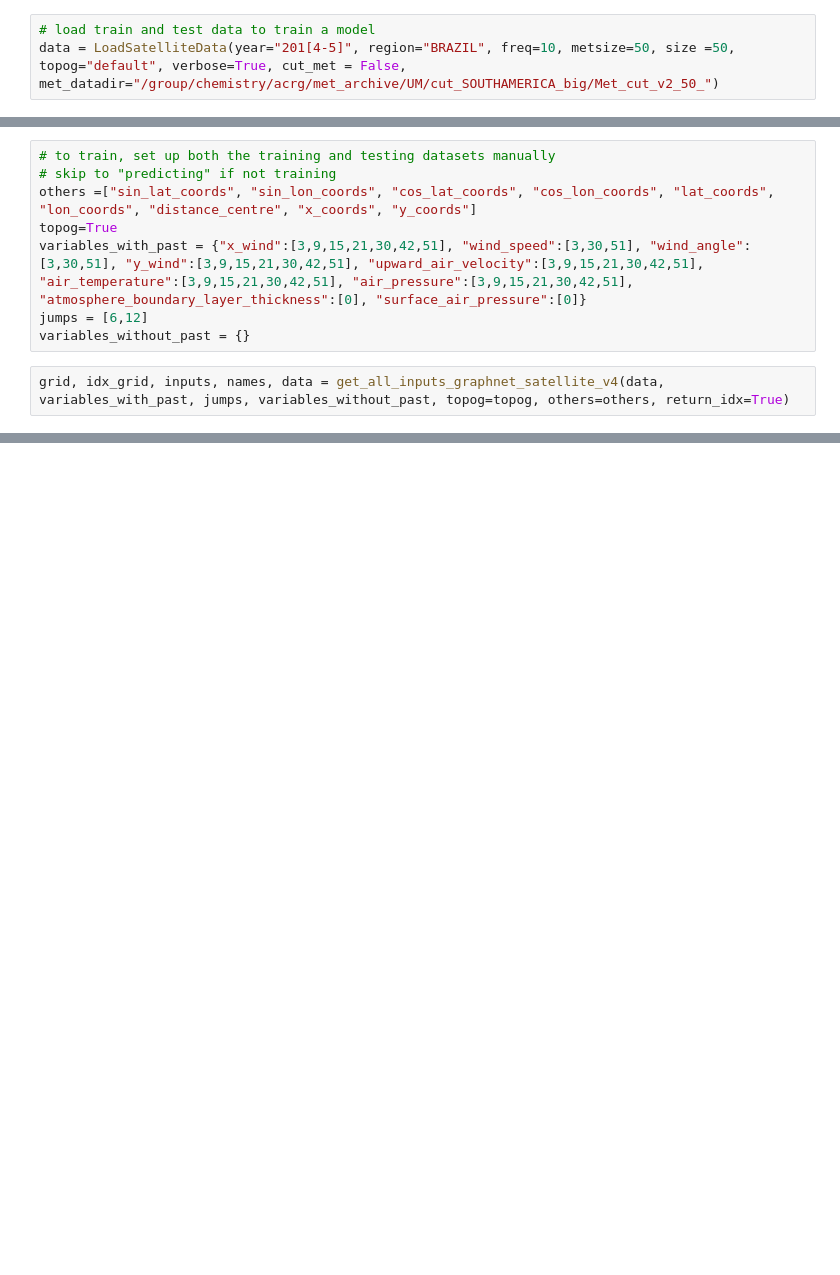
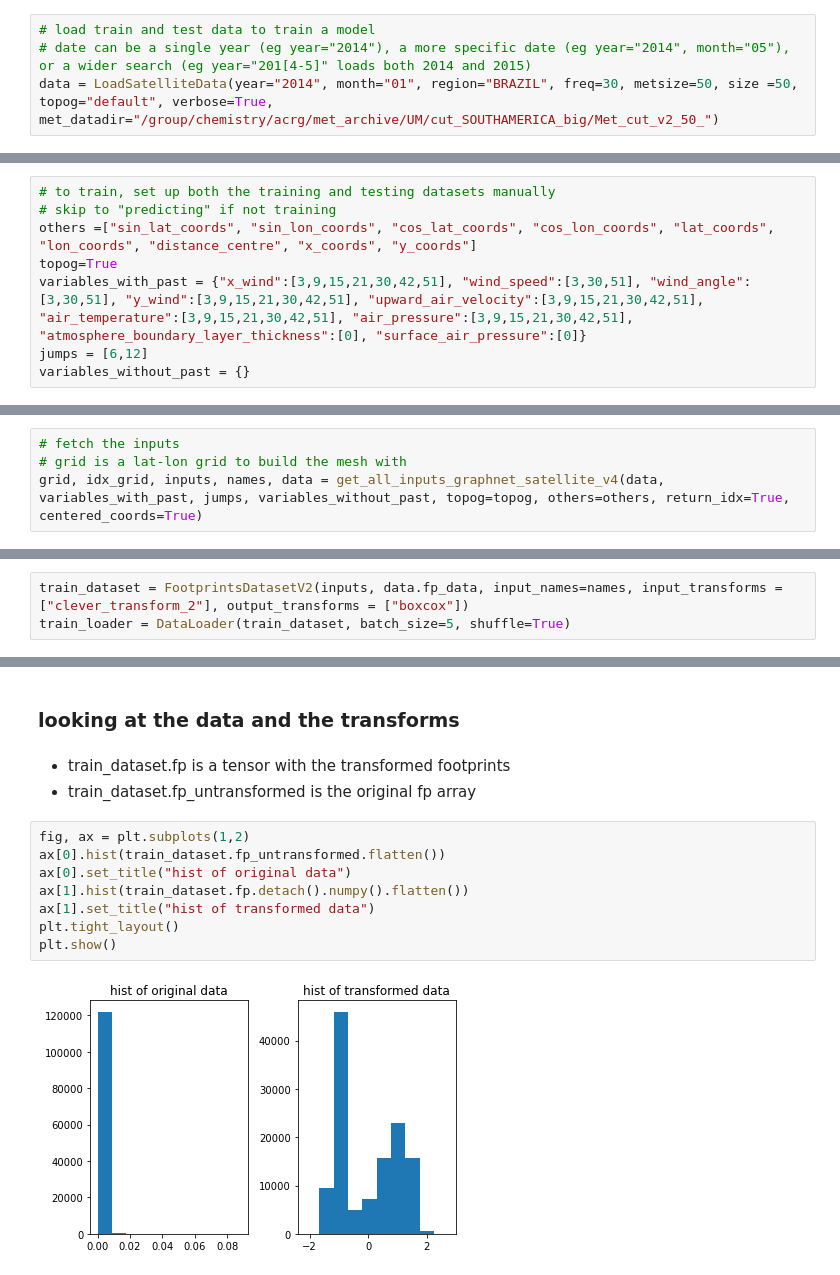
Before and after one commit to GATES-Lab/GATES_LPDM_emulator, a Jupyter notebook: examples.ipynb, the cells around one changed output, grey strips where cells are left out. Cells and saved outputs as stored; diff of their text form; blank space fills up the shorter version.

```diff
--- a/examples.ipynb
+++ b/examples.ipynb
@@ -32,4 +38,5 @@ import pickle
 # %%
 # load train and test data to train a model
-data = LoadSatelliteData(year="201[4-5]", region="BRAZIL", freq=10, metsize=50, size =50, topog="default", verbose=True, cut_met = False, met_datadir="/group/chemistry/acrg/met_archive/UM/cut_SOUTHAMERICA_big/Met_cut_v2_50_")
+# date can be a single year (eg year="2014"), a more specific date (eg year="2014", month="05"), or a wider search (eg year="201[4-5]" loads both 2014 and 2015)
+data = LoadSatelliteData(year="2014", month="01", region="BRAZIL", freq=30, metsize=50, size =50, topog="default", verbose=True, met_datadir="/group/chemistry/acrg/met_archive/UM/cut_SOUTHAMERICA_big/Met_cut_v2_50_")
 # %% [output]
@@ -90,5 +111,3 @@ topog=True
 variables_with_past = {"x_wind":[3,9,15,21,30,42,51], "wind_speed":[3,30,51], "wind_angle":[3,30,51], "y_wind":[3,9,15,21,30,42,51], "upward_air_velocity":[3,9,15,21,30,42,51], "air_temperature":[3,9,15,21,30,42,51], "air_pressure":[3,9,15,21,30,42,51], "atmosphere_boundary_layer_thickness":[0], "surface_air_pressure":[0]}
 jumps = [6,12]
 variables_without_past = {}
-# %%
-grid, idx_grid, inputs, names, data = get_all_inputs_graphnet_satellite_v4(data, variables_with_past, jumps, variables_without_past, topog=topog, others=others, return_idx=True)
@@ -345,0 +114,4 @@ NMAE: 1.5613786944349077, MSE: 1.03169953748386e-06
+# %%
+# fetch the inputs
+# grid is a lat-lon grid to build the mesh with
+grid, idx_grid, inputs, names, data = get_all_inputs_graphnet_satellite_v4(data, variables_with_past, jumps, variables_without_past, topog=topog, others=others, return_idx=True, centered_coords=True)
@@ -345,0 +146,3 @@ NMAE: 1.5613786944349077, MSE: 1.03169953748386e-06
+# %%
+train_dataset = FootprintsDatasetV2(inputs, data.fp_data, input_names=names, input_transforms = ["clever_transform_2"], output_transforms = ["boxcox"])
+train_loader = DataLoader(train_dataset, batch_size=5, shuffle=True)
@@ -345,0 +159,15 @@ NMAE: 1.5613786944349077, MSE: 1.03169953748386e-06
+# %% [markdown]
+### looking at the data and the transforms
+# %% [markdown]
+- train_dataset.fp is a tensor with the transformed footprints
+- train_dataset.fp_untransformed is the original fp array
+# %%
+fig, ax = plt.subplots(1,2)
+ax[0].hist(train_dataset.fp_untransformed.flatten())
+ax[0].set_title("hist of original data")
+ax[1].hist(train_dataset.fp.detach().numpy().flatten())
+ax[1].set_title("hist of transformed data")
+plt.tight_layout()
+plt.show()
+# %% [output]
+[figure, added]
```
Also changed, not shown: parts of 52 cells of this notebook.
